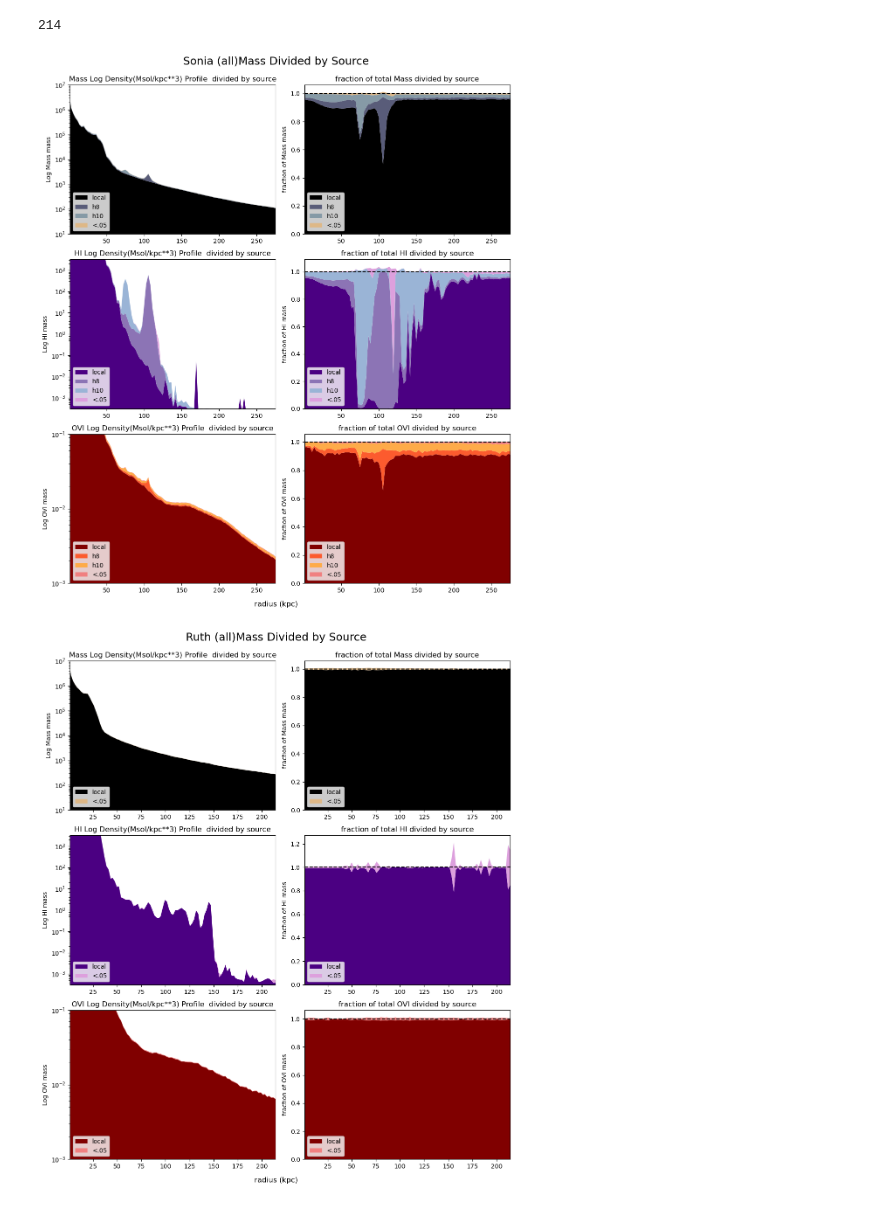
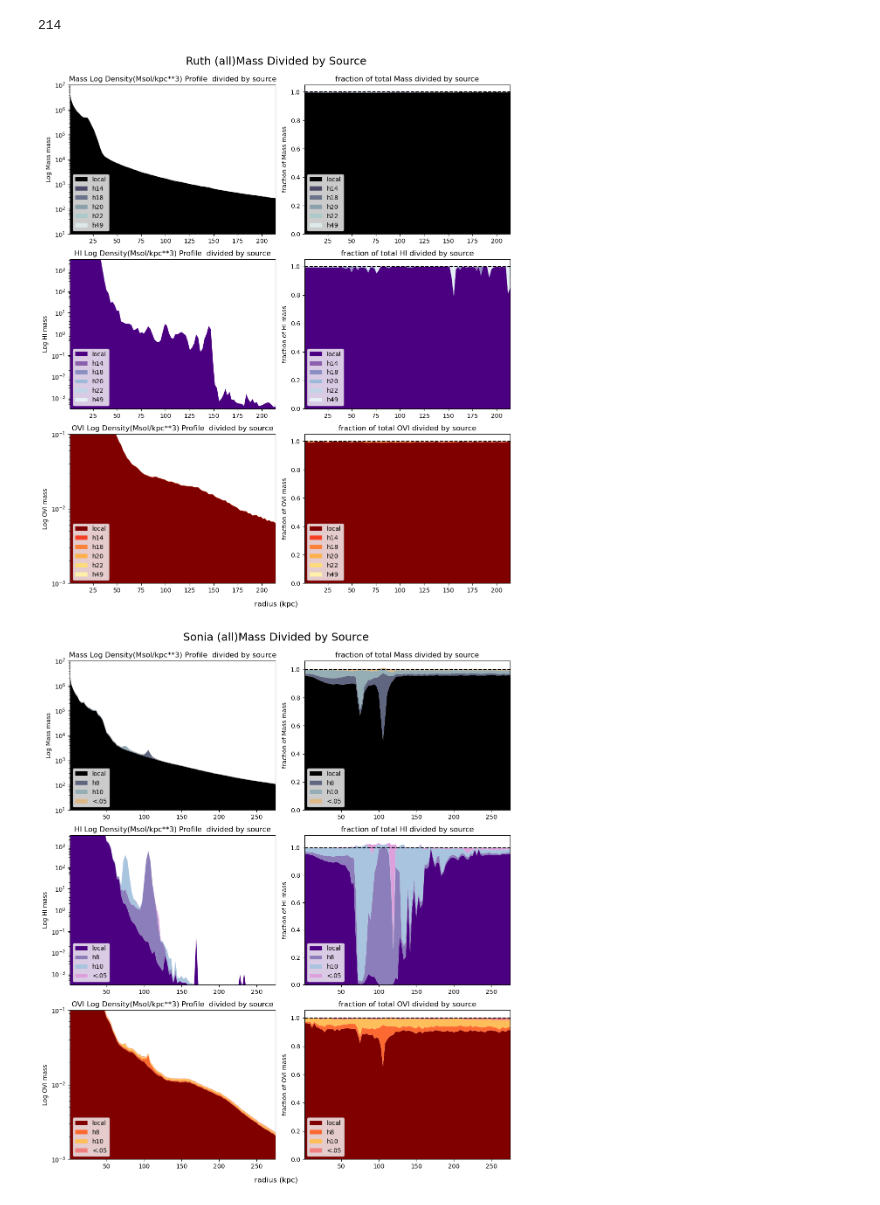
Before and after one commit to J-vadillo/Vadillo-Justice-League-Code, a Jupyter notebook: MassFracs-Divided-By-Source-c/Mass Fractions Divided By Source.ipynb, the cells around one changed output. Cells and saved outputs as stored; diff of their text form; code cells hidden in the pictures.

```diff
--- a/MassFracs-Divided-By-Source-c/Mass Fractions Divided By Source.ipynb
+++ b/MassFracs-Divided-By-Source-c/Mass Fractions Divided By Source.ipynb
@@ -22,7 +22,7 @@ importlib.reload(tracking)
 # %% [output]
 <module 'Runnable_Modules.TrackingUtils' from '/home/vadilloj/MAP2023/Vadillo-Justice-League-Code/Runnable_Modules/TrackingUtils.py'>
 # %%
-def getHaloChars(h1, subsims,edge):
+def getHaloChars(h1, subsims,edge, group = True):
     """
     function designed to get the halo charachteristics (ie the mass fractions and total mass) for the galaxies,and save it to a datafile
     only should need to be run once!
@@ -82,10 +82,8 @@ def getHaloChars(h1, subsims,edge):
     ##add a halo charachteristic of all of the gas to the halo Halo CHarachteristics array
     small_mass, smallHI, smallOVI = np.zeros(nbins),np.zeros(nbins),np.zeros(nbins)
     for halo in subsims:
-        Massfraction, Massdensity = getMassProfiles(subsims[halo],"mass", ranges, nbins, total_mass, bin_areas)
-        if np.max(Massfraction) <0.05 and len(subsims)> 4:
-            sMass, sHI, sOVI = small_mass, smallHI, smallOVI
-
+        Massfraction, Massdensity = getMassProfiles(subsims[halo],"mass", ranges, nbins, total_mass, bin_areas, [])
+        if np.max(Massfraction) <0.05 and group:
             getMassProfiles(subsims[halo],"HI_mass", ranges, nbins, total_HI, bin_areas,smallHI )
             getMassProfiles(subsims[halo],"OVI_mass", ranges, nbins, total_OVI, bin_areas,smallOVI )
             getMassProfiles(subsims[halo],"mass", ranges, nbins, total_mass, bin_areas, small_mass)
@@ -132,7 +130,7 @@ Name: rbins, dtype: float64
 # %% [output]
 SimArray(275.60338178, 'kpc')
 # %%
-def makeStackplot(HaloChars, column , ax, cmapN, local_color = 'black',dwarfColor = 'white',cmap_end = 0.8,group_smalls = False):
+def makeStackplot(HaloChars, column , ax, cmapN, local_color = 'black',dwarfColor = 'white',cmap_end = 0.9,group_smalls = False):
 
     labels = list(HaloChars.index)
     nSources  = len(labels)
@@ -238,33 +236,38 @@ edge
 214
 # %%
 data_filepath  = '/home/vadilloj/MAP2023/Vadillo-Justice-League-Code/MassFracs-Divided-By-Source-c/Data/'
-filenames  = [  'Sonia', 'Ruth', 'Elena', 'Sandra']
+filenames  = [  'Ruth','Sonia',  'Elena', 'Sandra']
 readin = True
 for filename in filenames:
     edge = int(simulations.at[filename, 'Rvir'])
     if readin:
 
         HaloChars = readInData(filename)
         if '<.05' in list(HaloChars.index):
             group = True
         else:
             group = False
     else:
+
         s, h1, h = base.load_in_sim(filename, return_h = True)
         ions.calculate_gas_mass(s)
         subsims = tracking.find_halo_particles(h1, filename)##returns a dictionary of subsims for all halos in the simulations,
         #accesible by their halo number (ie h2, h10 etc)
+        if filename == 'Ruth':
+            HaloChars, group = getHaloChars(h1, subsims,edge, False)
+        else:
+            HaloChars, group = getHaloChars(h1, subsims,edge)
 
-        HaloChars, group = getHaloChars(h1, subsims,edge)
+
 
         data_name = data_filepath + filename +"Halo Charachteristics.csv"
         HaloChars.to_csv(data_name)
     try:
         sHaloChars = HaloChars.drop('halos')
     except KeyError:
         sHaloChars = HaloChars
         pass
     make_all_stacks(sHaloChars, filename,edge ,group )
 # %% [output]
-[figure, old version]
+[figure, new version]
-[figure, old version]
+[figure, new version]
```
Also changed, not shown: parts of 1 cell of this notebook, 11 other files.
